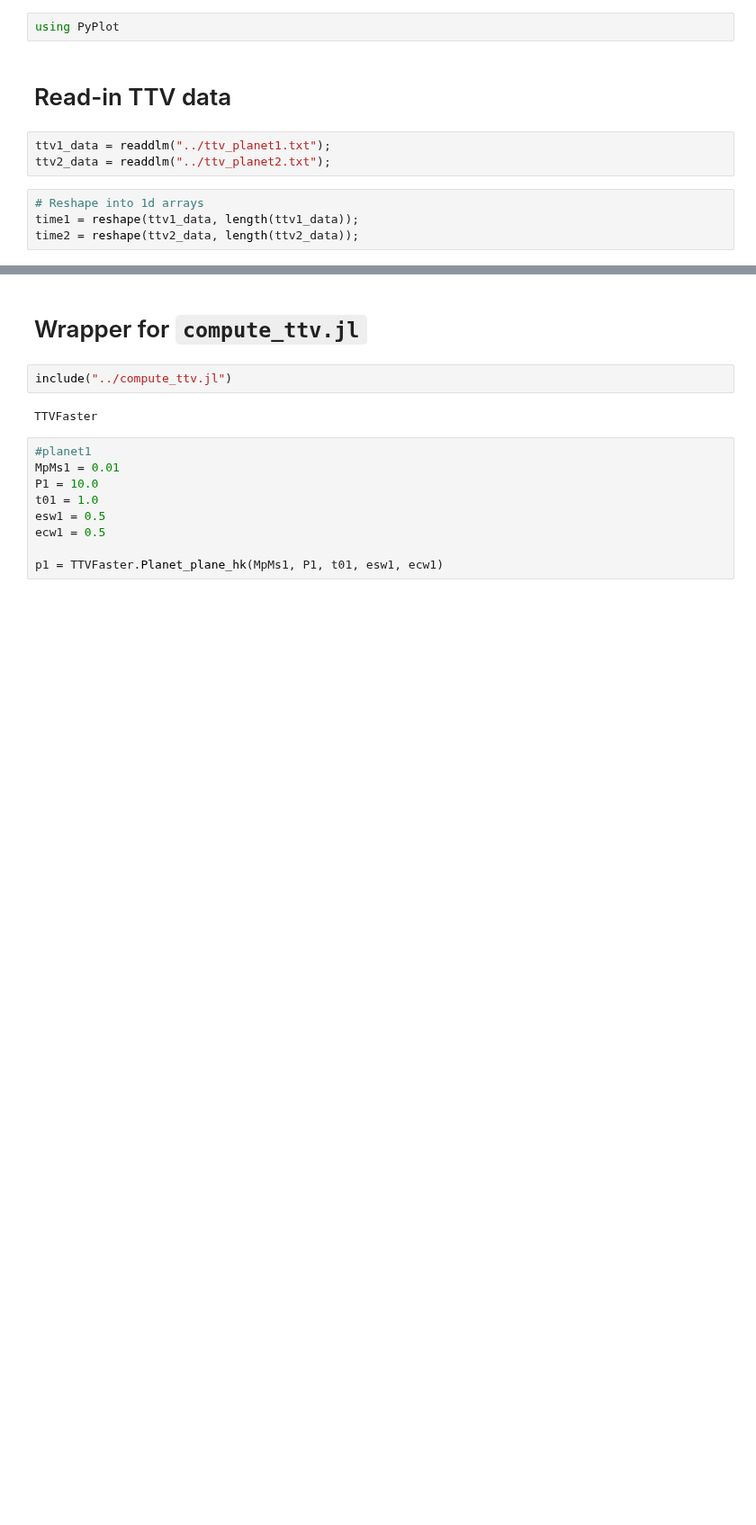
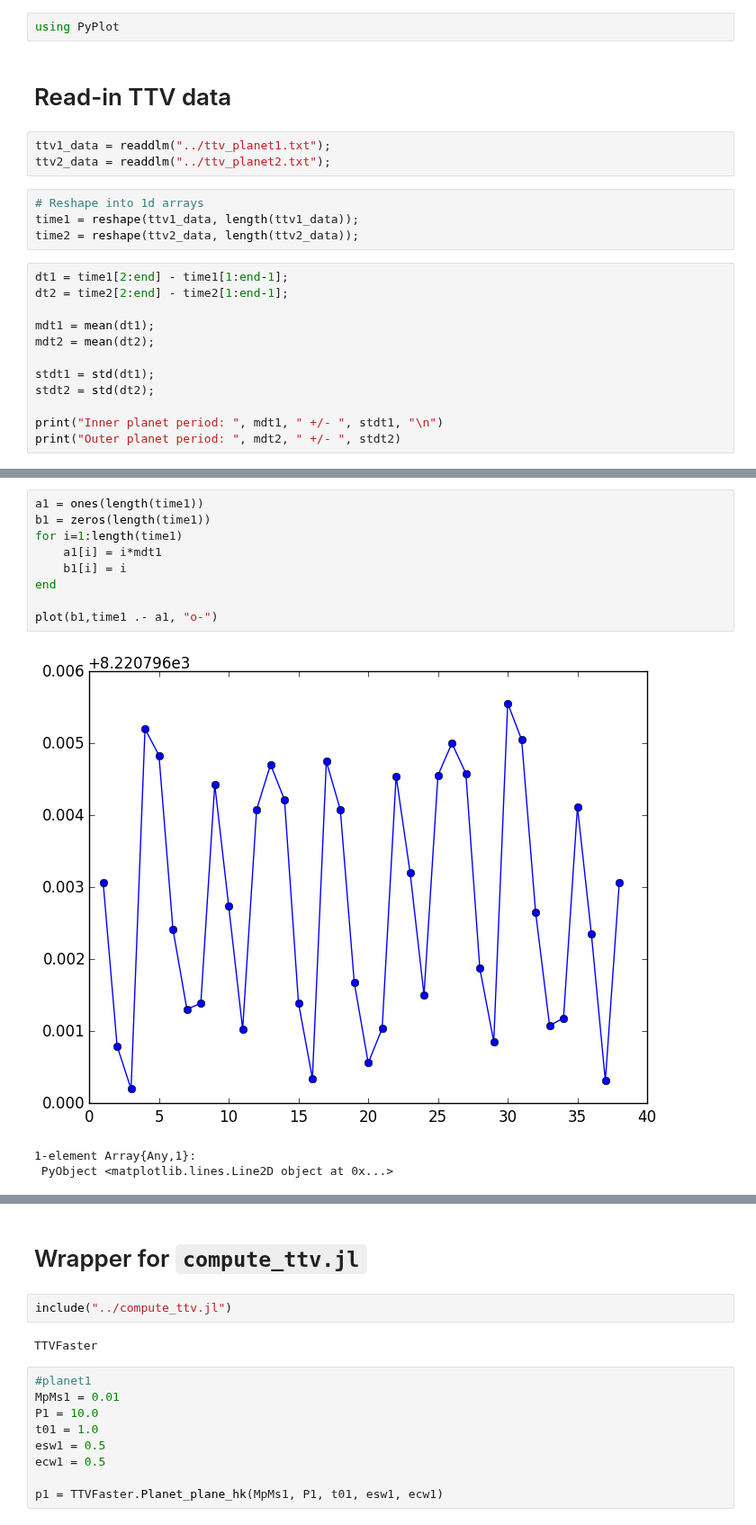
Before and after one commit to jlustigy/ExoJulia, a Jupyter notebook: Homework/hw4/Jake_Dave/hw4_dev.ipynb, the cells around one changed output, grey strips where cells are left out. Shown at 90% size. Cells and saved outputs as stored; diff of their text form; blank space fills up the shorter version.

```diff
--- a/Homework/hw4/Jake_Dave/hw4_dev.ipynb
+++ b/Homework/hw4/Jake_Dave/hw4_dev.ipynb
@@ -21,3 +21,15 @@ ttv2_data = readdlm("../ttv_planet2.txt");
 # Reshape into 1d arrays
 time1 = reshape(ttv1_data, length(ttv1_data));
 time2 = reshape(ttv2_data, length(ttv2_data));
+# %%
+dt1 = time1[2:end] - time1[1:end-1];
+dt2 = time2[2:end] - time2[1:end-1];
+
+mdt1 = mean(dt1);
+mdt2 = mean(dt2);
+
+stdt1 = std(dt1);
+stdt2 = std(dt2);
+
+print("Inner planet period: ", mdt1, " +/- ", stdt1, "\n")
+print("Outer planet period: ", mdt2, " +/- ", stdt2)
@@ -23,0 +48,13 @@ time2 = reshape(ttv2_data, length(ttv2_data));
+# %%
+a1 = ones(length(time1))
+b1 = zeros(length(time1))
+for i=1:length(time1)
+    a1[i] = i*mdt1
+    b1[i] = i
+end
+
+plot(b1,time1 .- a1, "o-")
+# %% [output]
+[figure, added]
+1-element Array{Any,1}:
+ PyObject <matplotlib.lines.Line2D object at 0x...>
```
Also changed, not shown: parts of 7 cells of this notebook.
